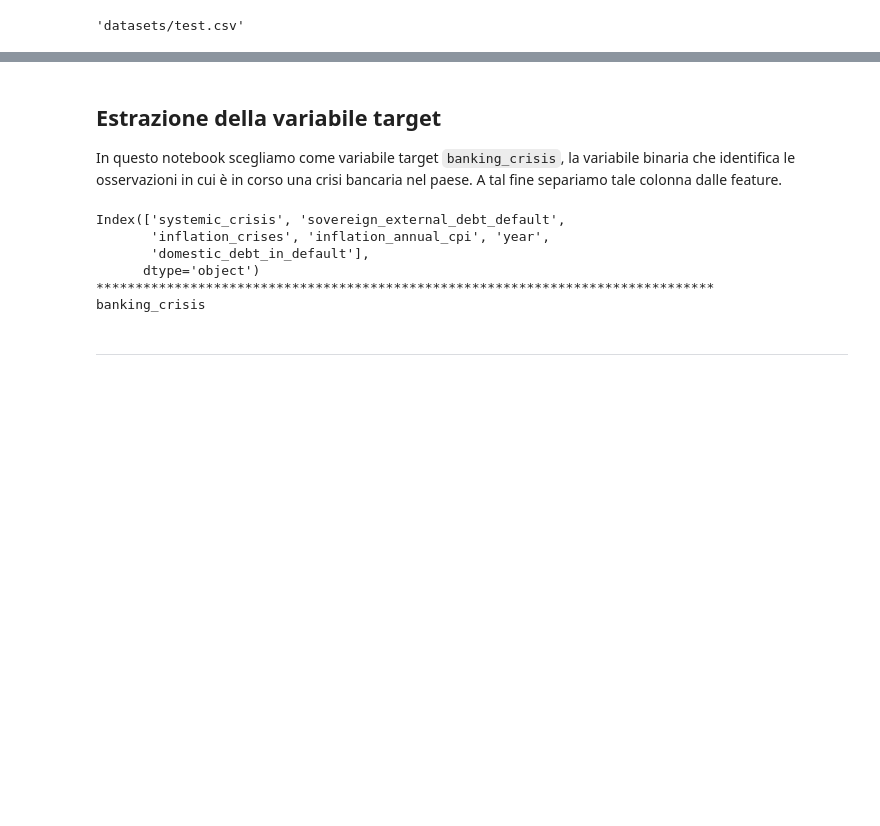
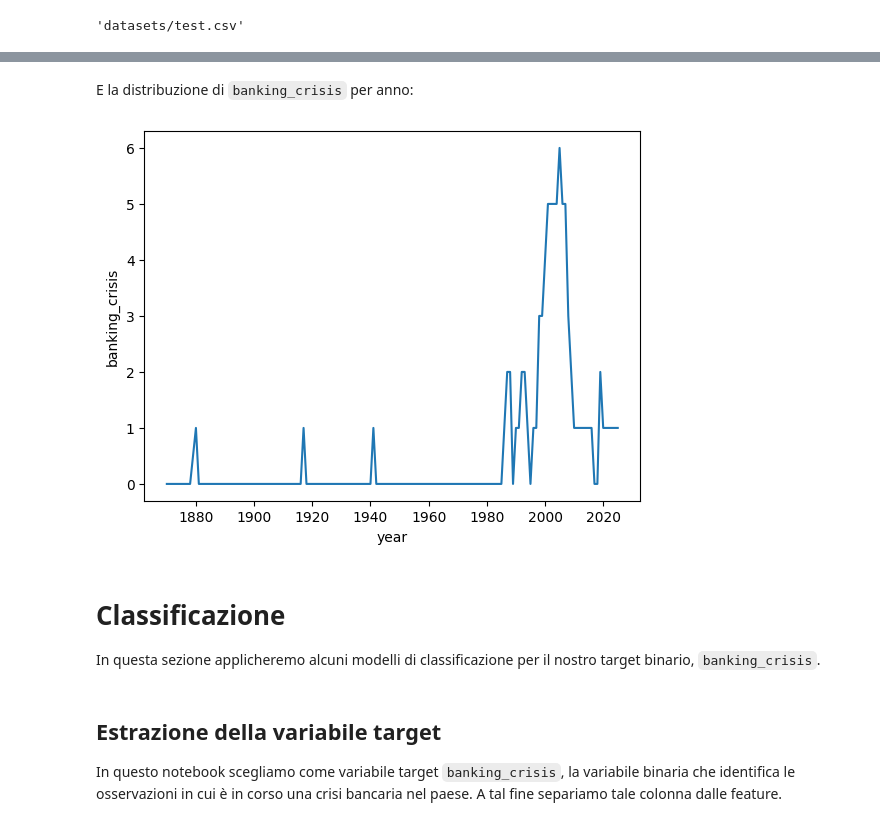
Before and after one commit to DLBD-Department/Python-Data-Science, a Jupyter notebook: Day3-MachineLearning/E2E-ML.ipynb, the cells around one changed output, grey strips where cells are left out. Cells and saved outputs as stored; diff of their text form; code cells hidden in the pictures; blank space fills up the shorter version.

```diff
--- a/Day3-MachineLearning/E2E-ML.ipynb
+++ b/Day3-MachineLearning/E2E-ML.ipynb
@@ -85,3 +101,16 @@ test_df[TARGET].value_counts().plot.bar(ax=row1[1], title="Test");
+# %% [markdown]
+E la distribuzione di `banking_crisis` per anno:
+# %%
+agg_df = train_df.groupby(["year"]).sum().reset_index()
+agg_df["year"]= agg_df["year"].apply(lambda x: int(155*x)+1870)
+sns.lineplot(agg_df,x="year", y="banking_crisis")
+plt.show()
+# %% [output]
+[figure, added]
+# %% [markdown]
+# Classificazione
+
+In questa sezione applicheremo alcuni modelli di classificazione per il nostro target binario, `banking_crisis`.
 # %% [markdown]
 ## Estrazione della variabile target
 
@@ -100,14 +117,0 @@ X_test, y_test = xy_split(test_df, TARGET)
-# %%
-# Controlliamo quali colonne sono presenti nel DataFrame e nella Series risultanti
-print(X_train.columns)
-print("*"*79)
-print(y_train.name)
-# %% [output]
-Index(['systemic_crisis', 'sovereign_external_debt_default',
-       'inflation_crises', 'inflation_annual_cpi', 'year',
-       'domestic_debt_in_default'],
-      dtype='object')
-*******************************************************************************
-banking_crisis
-# %% [markdown]
------
```
Also changed, not shown: parts of 83 cells of this notebook, 5 other files.
